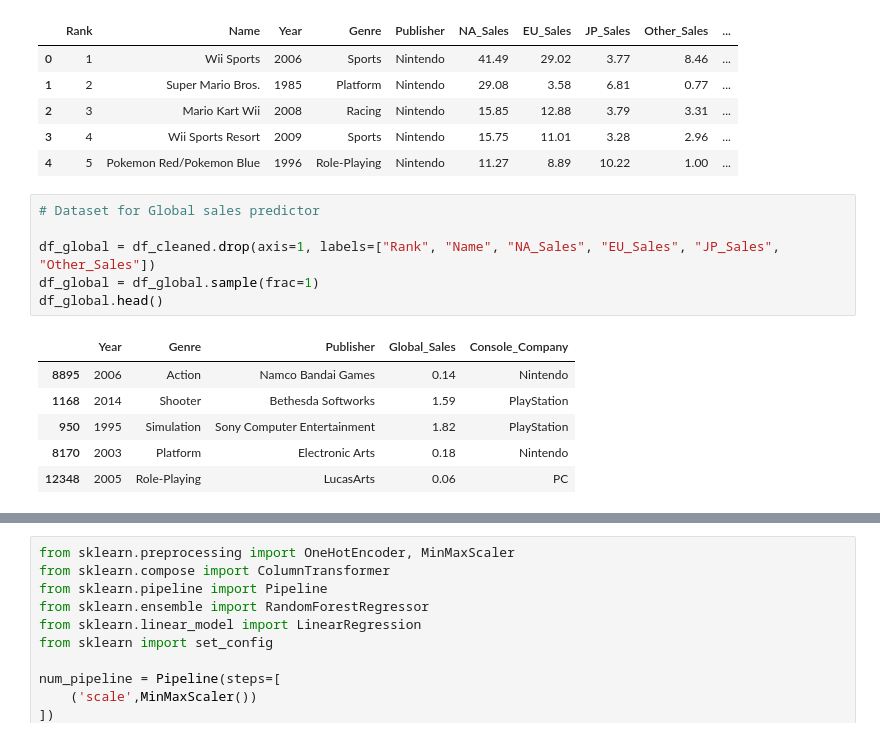
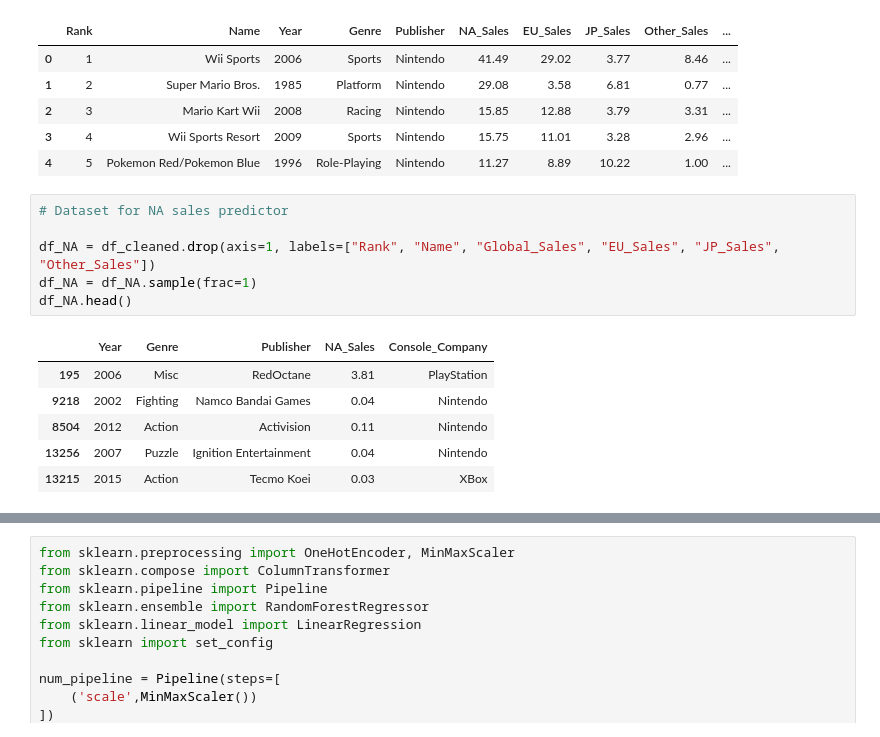
Before and after one commit to IreneBurresi/Videogames-sales-analysis, a Jupyter notebook: Videogames_sales_analysis_notebook.ipynb, the cells around one changed output, grey strips where cells are left out. Drawn from its saved outputs; the diff is of its cells as text.

Commit message:
Predictor part completed

```diff
--- a/Videogames_sales_analysis_notebook.ipynb
+++ b/Videogames_sales_analysis_notebook.ipynb
@@ -391,15 +391,15 @@ df_cleaned.head()
 | 3 | 4 | Wii Sports Resort | 2009 | Sports | Nintendo | 15.75 | 11.01 | 3.28 | 2.96 | ... |
 | 4 | 5 | Pokemon Red/Pokemon Blue | 1996 | Role-Playing | Nintendo | 11.27 | 8.89 | 10.22 | 1.00 | ... |
 # %%
-# Dataset for Global sales predictor
+# Dataset for NA sales predictor
 
-df_global = df_cleaned.drop(axis=1, labels=["Rank", "Name", "NA_Sales", "EU_Sales", "JP_Sales", "Other_Sales"])
-df_global = df_global.sample(frac=1)
-df_global.head()
+df_NA = df_cleaned.drop(axis=1, labels=["Rank", "Name", "Global_Sales", "EU_Sales", "JP_Sales", "Other_Sales"])
+df_NA = df_NA.sample(frac=1)
+df_NA.head()
 # %% [output]
-|  | Year | Genre | Publisher | Global_Sales | Console_Company |
-| 8895 | 2006 | Action | Namco Bandai Games | 0.14 | Nintendo |
-| 1168 | 2014 | Shooter | Bethesda Softworks | 1.59 | PlayStation |
-| 950 | 1995 | Simulation | Sony Computer Entertainment | 1.82 | PlayStation |
-| 8170 | 2003 | Platform | Electronic Arts | 0.18 | Nintendo |
-| 12348 | 2005 | Role-Playing | LucasArts | 0.06 | PC |
+|  | Year | Genre | Publisher | NA_Sales | Console_Company |
+| 195 | 2006 | Misc | RedOctane | 3.81 | PlayStation |
+| 9218 | 2002 | Fighting | Namco Bandai Games | 0.04 | Nintendo |
+| 8504 | 2012 | Action | Activision | 0.11 | Nintendo |
+| 13256 | 2007 | Puzzle | Ignition Entertainment | 0.04 | Nintendo |
+| 13215 | 2015 | Action | Tecmo Koei | 0.03 | XBox |
```
Also changed, not shown: parts of 11 cells of this notebook, 15 other files.
